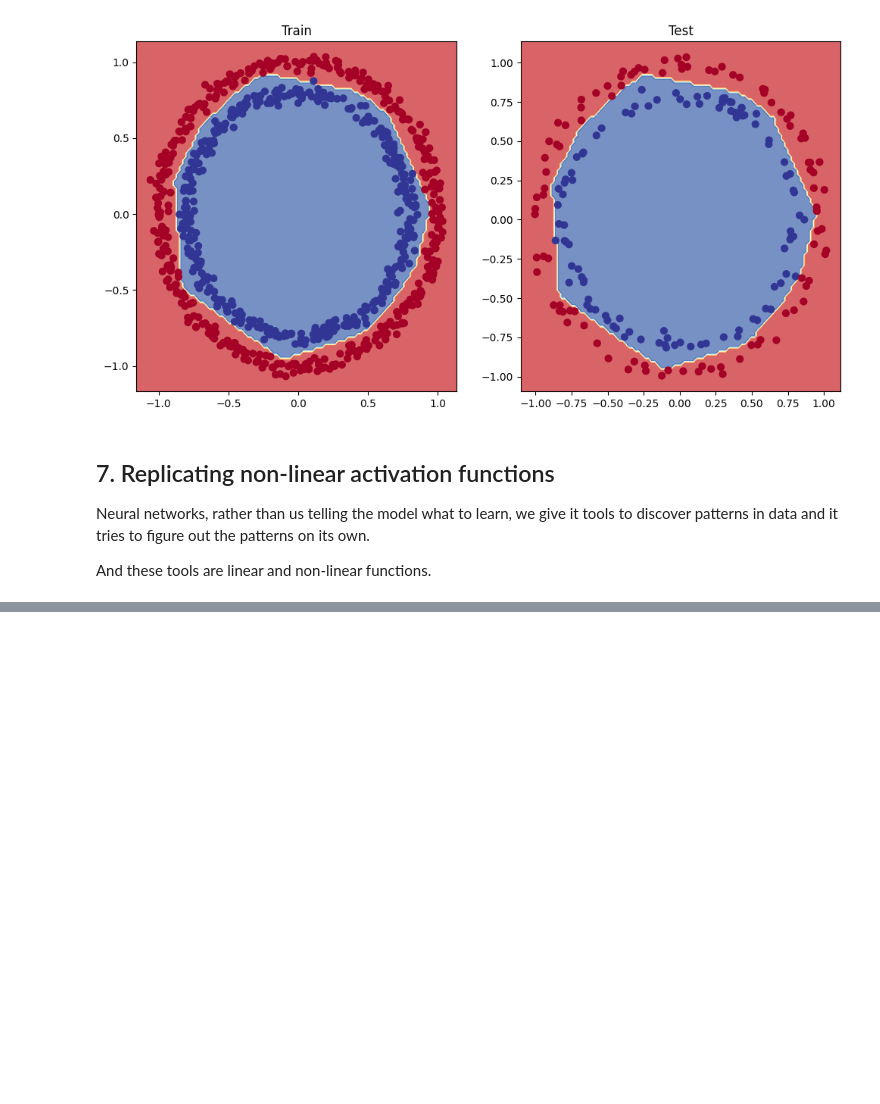
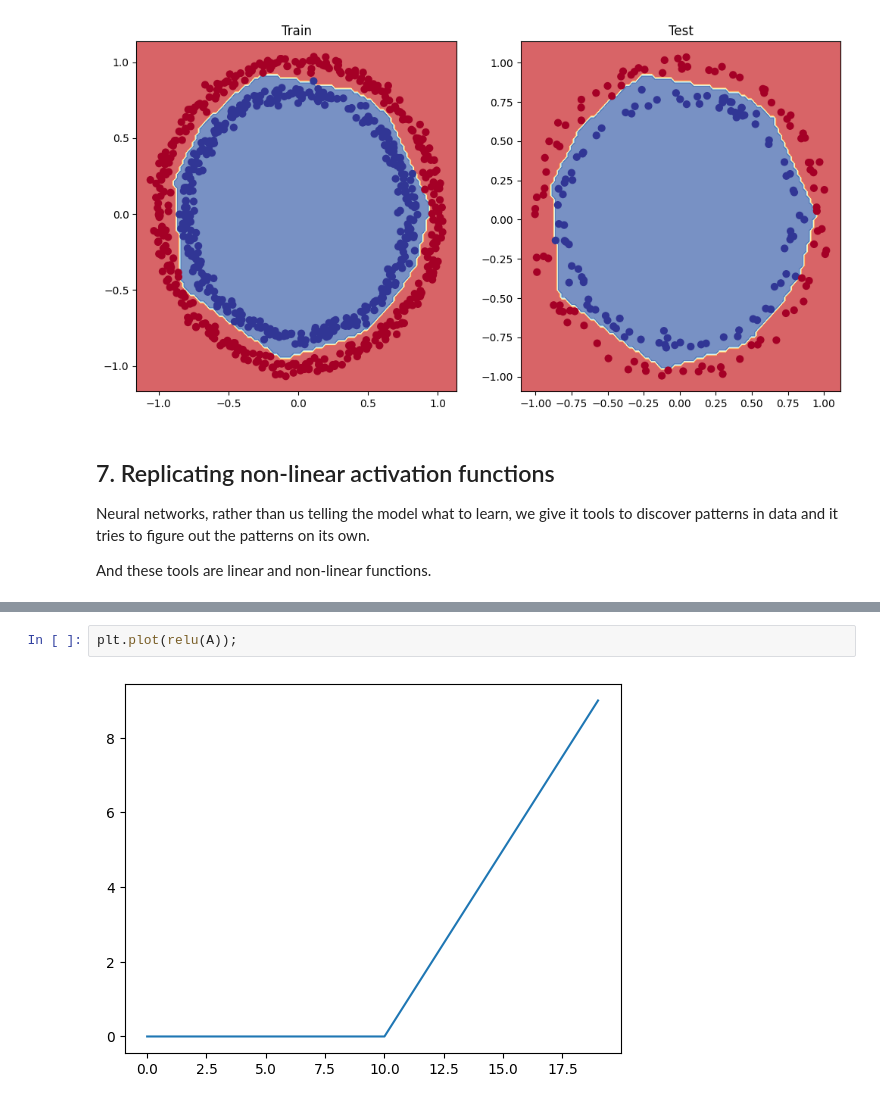
Before and after one commit to AkobirNarzullaev/Deep-learning-with-PyTorch, a Jupyter notebook: 02_pytorch_classification_video.ipynb, the cells around one changed output, grey strips where cells are left out. Saved outputs shown, nothing was run; the diff lists cells and outputs as text; blank space fills up the shorter version.

```diff
--- a/02_pytorch_classification_video.ipynb
+++ b/02_pytorch_classification_video.ipynb
@@ -814,0 +838,4 @@ And these tools are linear and non-linear functions.
+# %%
+plt.plot(relu(A));
+# %% [output]
+[figure, added]
```
Also changed, not shown: parts of 7 cells of this notebook.
